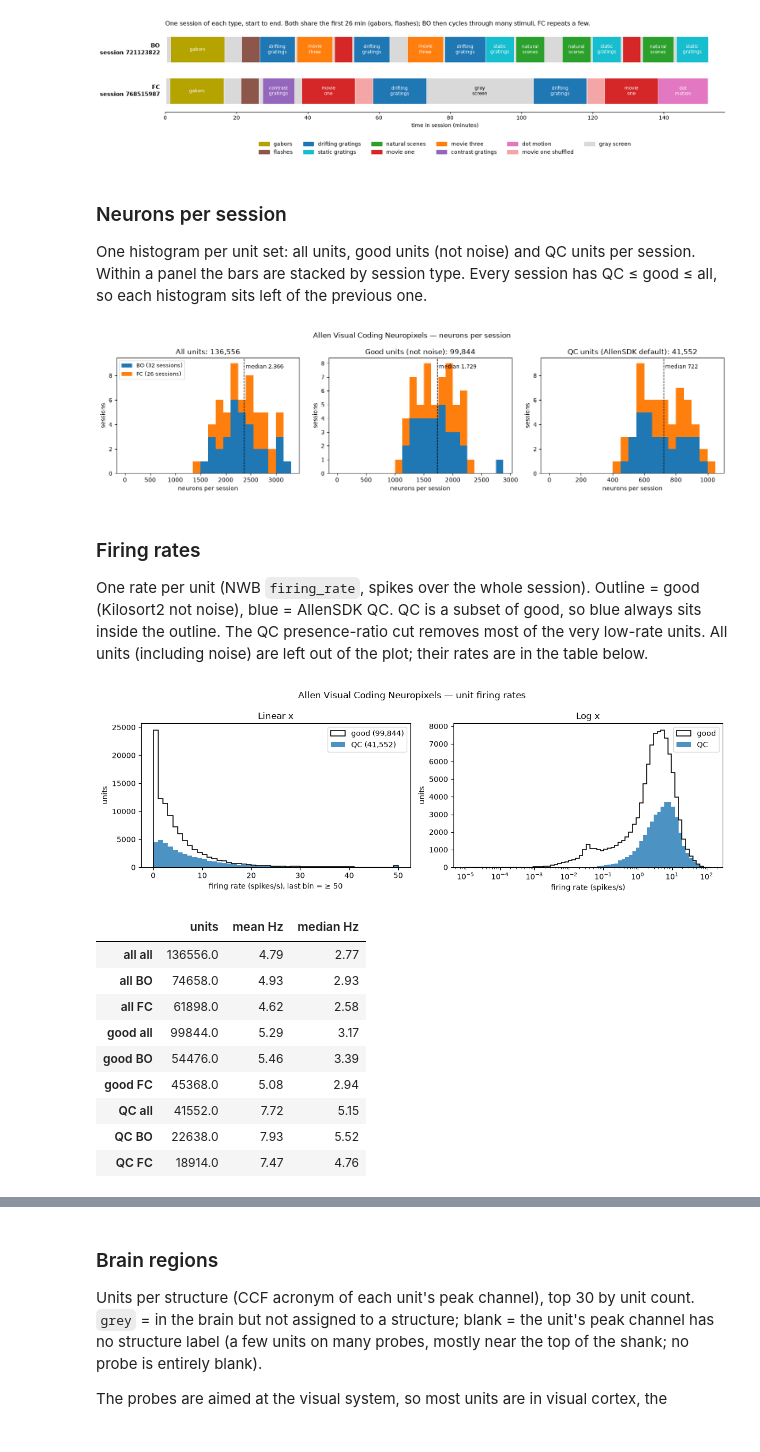
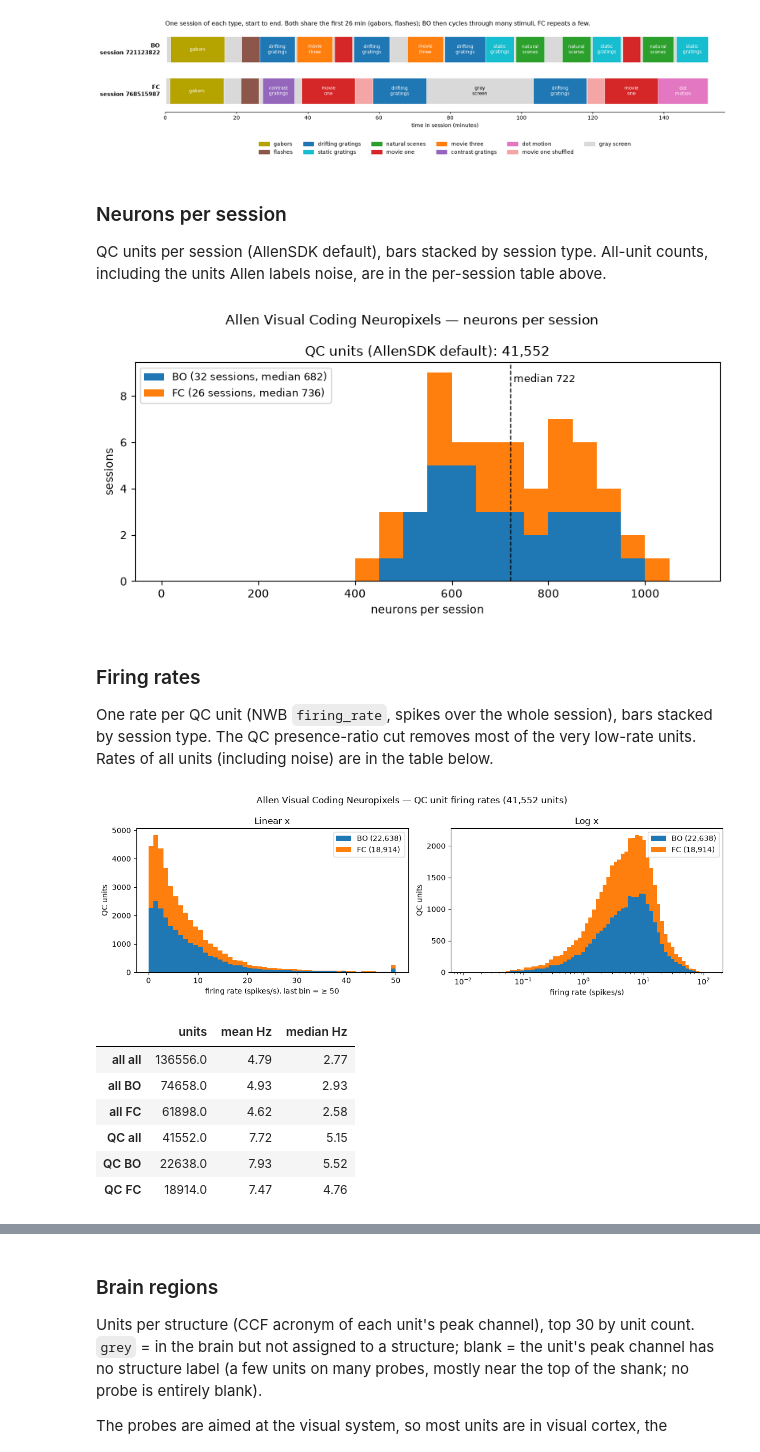
Before and after one commit to iroblesrazzaq/ladys, a Jupyter notebook: tutorials/allen_inventory.ipynb, the cells around one changed output, grey strips where cells are left out. Cells and saved outputs as stored; diff of their text form; code cells hidden in the pictures.

```diff
--- a/tutorials/allen_inventory.ipynb
+++ b/tutorials/allen_inventory.ipynb
@@ -267,8 +270,8 @@ frames = np.load(SAMPLES / "natural_movie_one_frames.npy") / 255  # movie one fr
 fig = plt.figure(figsize=(17, 14.8))
 gs = fig.add_gridspec(3, 4, hspace=0.95, wspace=0.12, left=0.02, right=0.98, top=0.9, bottom=0.085)
 tiles = [
-    (0, 0, gabor, "gabors", "Gabors: small striped patch",
-     ["one patch at 1 of 81 spots (9 × 9 grid, dots) × 3 angles", "0.25 s each, 15 repeats",
+    (0, 0, gabor, "gabors", "Gabors: small drifting striped patch",
+     ["81 spots (9 × 9 grid, dots) × 3 angles = 243 combos", "0.25 s each, every combo 15×",
       "→ finds where on screen each neuron looks"], None),
     (0, 1, flash, "flashes", "Flashes: whole screen black or white",
      ["2 colors, 75 repeats each", "0.25 s each, 2 s apart", "→ simplest on/off response"], None),
@@ -284,7 +287,8 @@ tiles = [
      ["opening of Touch of Evil (1958), 30 fps", "movie one: 30 s × 20;  movie three: 120 s × 10",
       "→ natural scenes in motion"], None),
     (2, 0, grating(90), "drifting_gratings_75_repeats", "Drifting gratings, FC version",
-     ["4 directions × 1 speed (2 Hz)", "2 s each, 75 repeats", "→ same as BO, many more repeats"], [0, 45, 90, 135]),
+     ["4 directions × 2 contrasts (80%, 10%), one speed (2 Hz)", "2 s each, 75 repeats",
+      "→ like BO, fewer conditions, many more repeats"], [0, 45, 90, 135]),
     (2, 1, contrast_steps, "drifting_gratings_contrast", "Contrast gratings: faint → full",
      ["4 directions × 9 contrasts (1%–100%)", "0.5 s each, 15 repeats", "→ how faint a pattern each neuron sees",
       "(also in 8 of the 32 BO sessions)"], None),
@@ -387,83 +391,72 @@ plt.show()
 # %% [markdown]
 ### Neurons per session
 
-One histogram per unit set: all units, good units (not noise) and QC units per session. Within a panel the
-bars are stacked by session type. Every session has QC ≤ good ≤ all, so each histogram sits left of the
-previous one.
+QC units per session (AllenSDK default), bars stacked by session type. All-unit counts, including the units
+Allen labels noise, are in the per-session table above.
 # %%
 def half_up(x):
     return int(np.floor(x + 0.5))
 
 
 def median_line(ax, values, color="k"):
     m = float(np.median(values))
     ax.axvline(m, color=color, ls="--", lw=1)
     ax.text(m, ax.get_ylim()[1] * 0.95, f" median {half_up(m):,}", color=color, va="top", fontsize=9)
 
 
-assert (sessions.qc_units <= sessions.good_units).all() and (sessions.good_units <= sessions.units).all()
-fig, axes = plt.subplots(1, 3, figsize=(15, 4))
-for ax, col, title, bins in [
-    (axes[0], "units", "All units", np.arange(0, 3400, 150)),
-    (axes[1], "good_units", "Good units (not noise)", np.arange(0, 3000, 125)),
-    (axes[2], "qc_units", "QC units (AllenSDK default)", np.arange(0, 1100, 50)),
-]:
-    groups = [sessions.loc[sessions.session_type == t, col] for t in (BO, FC)]
-    ax.hist(groups, bins=bins, stacked=True, color=[TYPE_COLOR[BO], TYPE_COLOR[FC]],
-            label=[f"{SHORT[t]} ({len(g)} sessions)" for t, g in zip((BO, FC), groups)])
-    ax.set(title=f"{title}: {sessions[col].sum():,}", xlabel="neurons per session", ylabel="sessions")
-    median_line(ax, sessions[col])
-axes[0].legend(fontsize=9, loc="upper left")
+fig, ax = plt.subplots(figsize=(8, 4))
+groups = [sessions.loc[sessions.session_type == t, "qc_units"] for t in (BO, FC)]
+ax.hist(groups, bins=np.arange(0, 1101, 50), stacked=True, color=[TYPE_COLOR[BO], TYPE_COLOR[FC]],
+        label=[f"{SHORT[t]} ({len(g)} sessions, median {half_up(g.median())})" for t, g in zip((BO, FC), groups)])
+ax.set(title=f"QC units (AllenSDK default): {sessions.qc_units.sum():,}", xlabel="neurons per session",
+       ylabel="sessions")
+median_line(ax, sessions.qc_units)
+ax.legend(fontsize=9, loc="upper left")
 fig.suptitle("Allen Visual Coding Neuropixels — neurons per session")
 fig.tight_layout()
 fig.savefig(FIGURE_DIR / "allen_neurons_per_session.png", dpi=150)
 plt.show()
 # %% [output]
-[figure, old version]
+[figure, new version]
 # %% [markdown]
 ### Firing rates
 
-One rate per unit (NWB `firing_rate`, spikes over the whole session). Outline = good (Kilosort2 not noise),
-blue = AllenSDK QC. QC is a subset of good, so blue always sits inside the outline. The QC presence-ratio cut
-removes most of the very low-rate units. All units (including noise) are left out of the plot; their rates are
-in the table below.
+One rate per QC unit (NWB `firing_rate`, spikes over the whole session), bars stacked by session type. The QC
+presence-ratio cut removes most of the very low-rate units. Rates of all units (including noise) are in the
+table below.
 # %%
 fr = units.firing_rate
-good, qc = fr[units.good], fr[units.qc]
+qc = {t: fr[units.qc & (units.type == t)] for t in (BO, FC)}
+colors = [TYPE_COLOR[t] for t in qc]
+labels = [f"{SHORT[t]} ({len(q):,})" for t, q in qc.items()]
 fig, axes = plt.subplots(1, 2, figsize=(12, 4))
 ax = axes[0]
-bins = np.arange(0, 51, 1)
-ax.hist(good.clip(upper=50), bins=bins, histtype="step", color="k", lw=1.2, label=f"good ({len(good):,})")
-ax.hist(qc.clip(upper=50), bins=bins, color="C0", alpha=0.8, label=f"QC ({len(qc):,})")
-ax.set(xlabel="firing rate (spikes/s), last bin = ≥ 50", ylabel="units", title="Linear x")
+ax.hist([q.clip(upper=50) for q in qc.values()], bins=np.arange(0, 51, 1), stacked=True, color=colors, label=labels)
+ax.set(xlabel="firing rate (spikes/s), last bin = ≥ 50", ylabel="QC units", title="Linear x")
 ax.legend()
 ax = axes[1]
-pos = good[good > 0]
-bins = np.logspace(np.floor(np.log10(pos.min())), np.log10(pos.max()) + 0.05, 70)
-ax.hist(pos, bins=bins, histtype="step", color="k", lw=1.2, label="good")
-ax.hist(qc[qc > 0], bins=bins, color="C0", alpha=0.8, label="QC")
+pos = [q[q > 0] for q in qc.values()]
+bins = np.logspace(np.floor(np.log10(min(p.min() for p in pos))), np.log10(max(p.max() for p in pos)) + 0.05, 70)
+ax.hist(pos, bins=bins, stacked=True, color=colors, label=labels)
 ax.set_xscale("log")
-ax.set(xlabel="firing rate (spikes/s)", ylabel="units", title="Log x")
+ax.set(xlabel="firing rate (spikes/s)", ylabel="QC units", title="Log x")
 ax.legend()
-fig.suptitle("Allen Visual Coding Neuropixels — unit firing rates")
+fig.suptitle(f"Allen Visual Coding Neuropixels — QC unit firing rates ({units.qc.sum():,} units)")
 fig.tight_layout()
 fig.savefig(FIGURE_DIR / "allen_firing_rates.png", dpi=150)
 plt.show()
 
 display(pd.DataFrame({
     f"{name} {SHORT.get(t, 'all')}": {"units": int(m.sum()), "mean Hz": fr[m].mean(), "median Hz": fr[m].median()}
-    for name, mask in [("all", fr.notna()), ("good", units.good), ("QC", units.qc)]
+    for name, mask in [("all", fr.notna()), ("QC", units.qc)]
     for t, m in [("all", mask), (BO, mask & (units.type == BO)), (FC, mask & (units.type == FC))]
 }).T.round(2))
 # %% [output]
-[figure, old version]
+[figure, new version]
 |  | units | mean Hz | median Hz |
 | all all | 136556.0 | 4.79 | 2.77 |
 | all BO | 74658.0 | 4.93 | 2.93 |
 | all FC | 61898.0 | 4.62 | 2.58 |
-| good all | 99844.0 | 5.29 | 3.17 |
-| good BO | 54476.0 | 5.46 | 3.39 |
-| good FC | 45368.0 | 5.08 | 2.94 |
 | QC all | 41552.0 | 7.72 | 5.15 |
 | QC BO | 22638.0 | 7.93 | 5.52 |
 | QC FC | 18914.0 | 7.47 | 4.76 |
```
Also changed, not shown: parts of 19 cells of this notebook, 8 other files.
